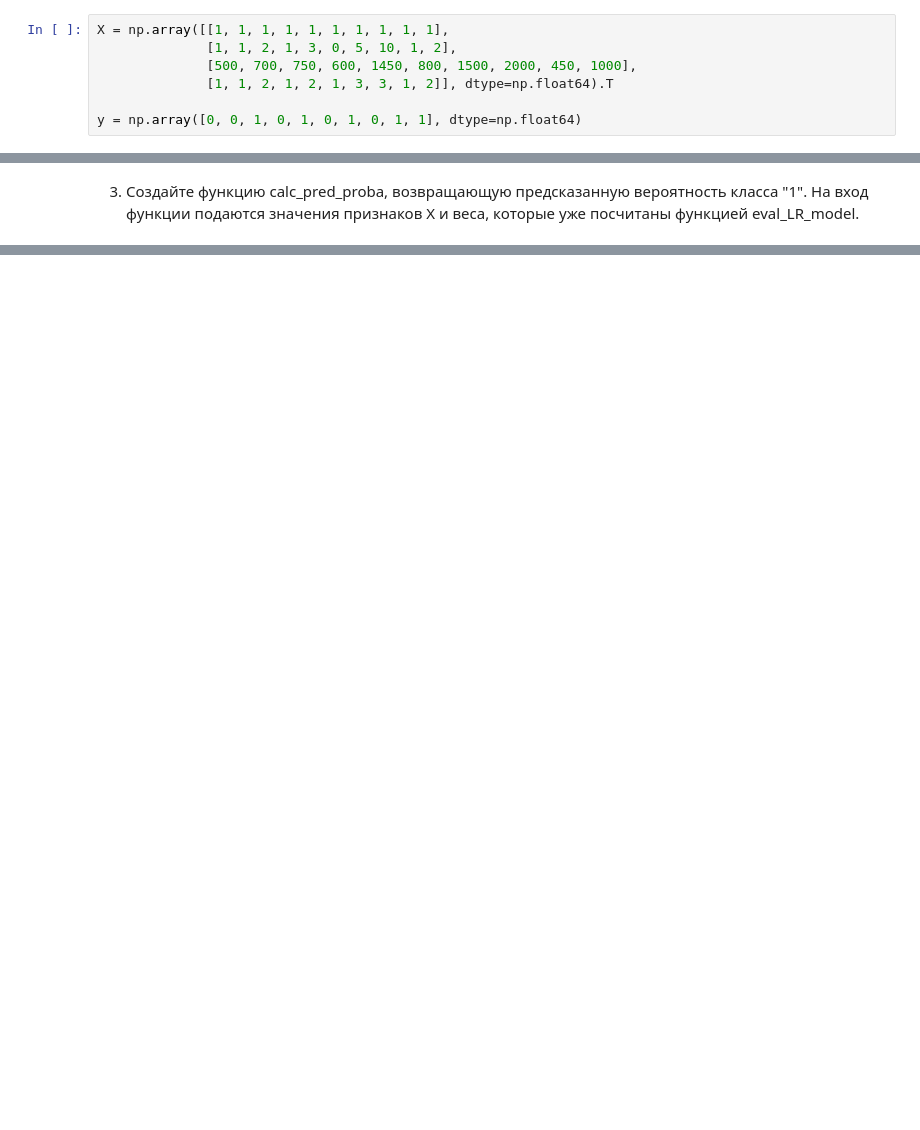
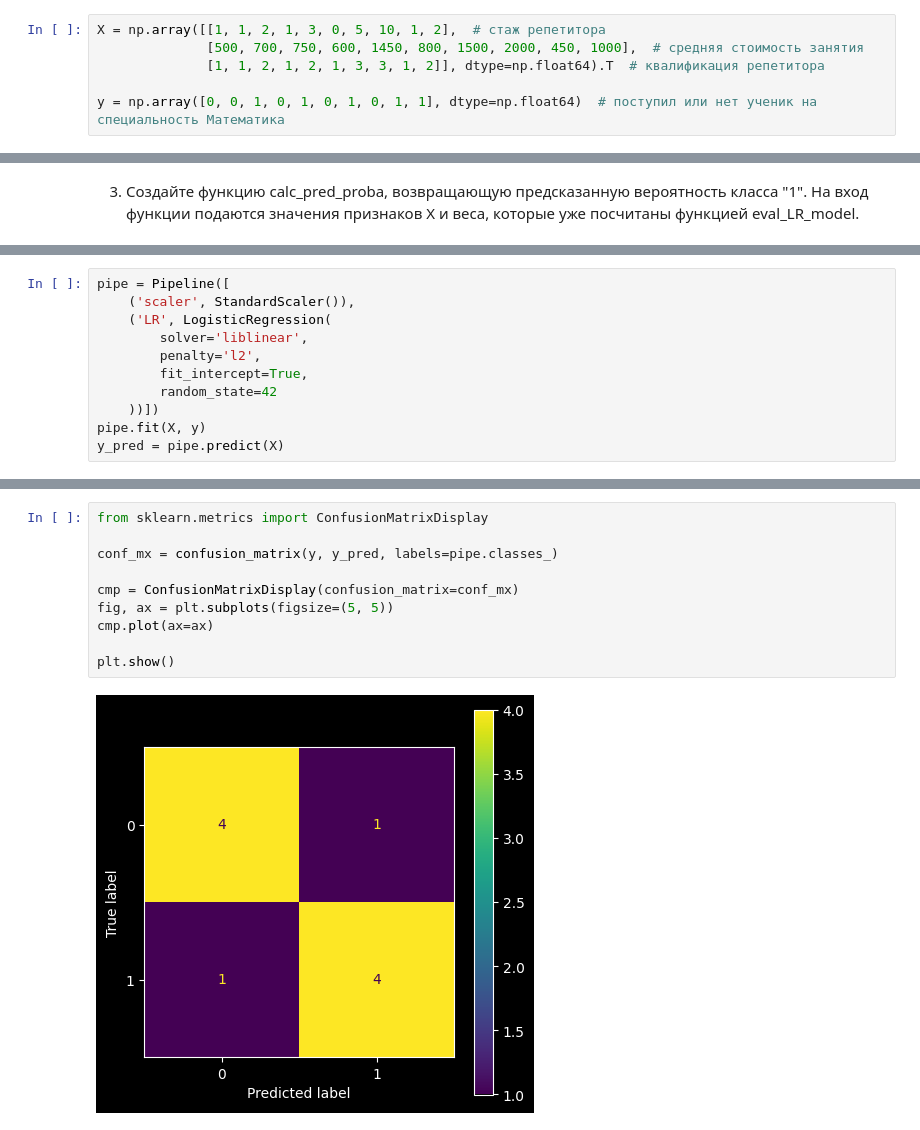
Before and after one commit to likeai22/ds_algorithms, a Jupyter notebook: Lesson 3/hw.ipynb, the cells around one changed output, grey strips where cells are left out. Cells and saved outputs as stored; diff of their text form; blank space fills up the shorter version.

```diff
--- a/Lesson 3/hw.ipynb
+++ b/Lesson 3/hw.ipynb
@@ -9,12 +9,11 @@ plt.style.use('dark_background')
 # %% [markdown]
 1. Измените функцию calc_logloss так, чтобы нули по возможности не попадали в np.log (как вариант - использовать np.clip или np.where).
 # %%
-X = np.array([[1, 1, 1, 1, 1, 1, 1, 1, 1, 1],
-              [1, 1, 2, 1, 3, 0, 5, 10, 1, 2],
-              [500, 700, 750, 600, 1450, 800, 1500, 2000, 450, 1000],
-              [1, 1, 2, 1, 2, 1, 3, 3, 1, 2]], dtype=np.float64).T
+X = np.array([[1, 1, 2, 1, 3, 0, 5, 10, 1, 2],  # стаж репетитора
+              [500, 700, 750, 600, 1450, 800, 1500, 2000, 450, 1000],  # средняя стоимость занятия
+              [1, 1, 2, 1, 2, 1, 3, 3, 1, 2]], dtype=np.float64).T  # квалификация репетитора
 
-y = np.array([0, 0, 1, 0, 1, 0, 1, 0, 1, 1], dtype=np.float64)
+y = np.array([0, 0, 1, 0, 1, 0, 1, 0, 1, 1], dtype=np.float64)  # поступил или нет ученик на специальность Математика
 # %%
 def calc_logloss(y, y_pred):
     y_pred_clipped = np.where(y_pred == 0, 1e-15, np.where(y_pred == 1, 1 - 1e-15, y_pred))
@@ -192,0 +293,11 @@ array([0.10825813, 0.28155536, 0.95495899, 0.17906296, 0.98559234,
+# %%
+pipe = Pipeline([
+    ('scaler', StandardScaler()),
+    ('LR', LogisticRegression(
+        solver='liblinear',
+        penalty='l2',
+        fit_intercept=True,
+        random_state=42
+    ))])
+pipe.fit(X, y)
+y_pred = pipe.predict(X)
@@ -192,0 +318,12 @@ array([0.10825813, 0.28155536, 0.95495899, 0.17906296, 0.98559234,
+# %%
+from sklearn.metrics import ConfusionMatrixDisplay
+
+conf_mx = confusion_matrix(y, y_pred, labels=pipe.classes_)
+
+cmp = ConfusionMatrixDisplay(confusion_matrix=conf_mx)
+fig, ax = plt.subplots(figsize=(5, 5))
+cmp.plot(ax=ax)
+
+plt.show()
+# %% [output]
+[figure, added]
```
Also changed, not shown: parts of 21 cells of this notebook.
